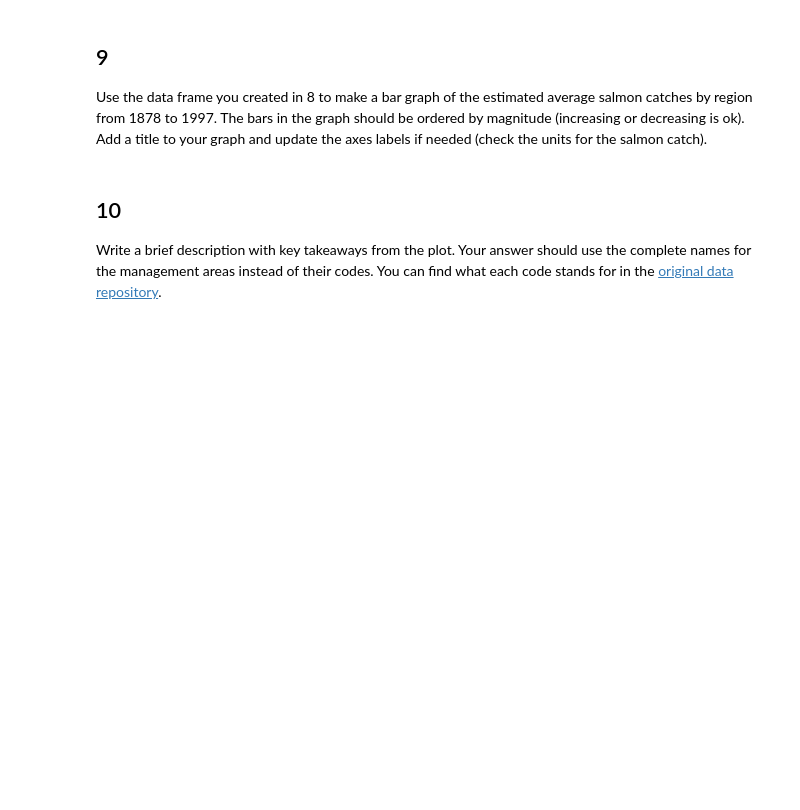
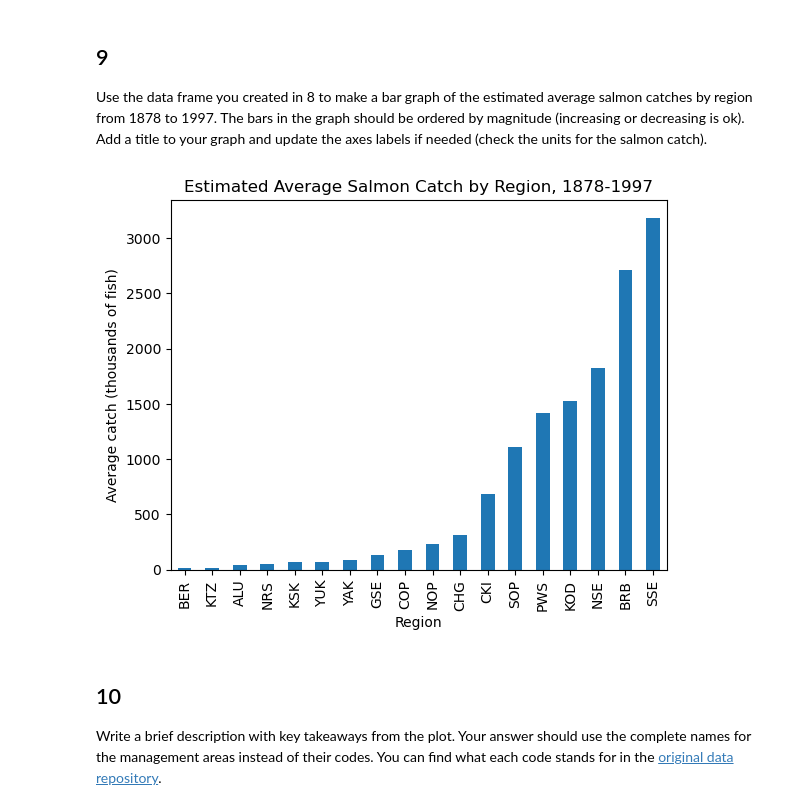
Before and after one commit to farahjstack/eds220-hwk2, a Jupyter notebook: task2/hwk2-task2-salmon-STACK.ipynb, the cells around one changed output. Drawn from its saved outputs; the diff is of its cells as text; code cells hidden in the pictures; blank space fills up the shorter version.

```diff
--- a/task2/hwk2-task2-salmon-STACK.ipynb
+++ b/task2/hwk2-task2-salmon-STACK.ipynb
@@ -278,0 +360,6 @@ avg_region
+# %%
+# Split rows by region, [['Catch]] selects the Catch column and .mean() averages it within each group.
+# [[]] keeps a dataframe, rather than a [], which keeps a pandas.series
+
+avg_region = catch_data.groupby('Region')[['Catch']].mean()
+avg_region
@@ -286,6 +394,21 @@ grader.check("q8")
 ## 9
 
 Use the data frame you created in 8 to make a bar graph of the estimated average salmon catches by region from 1878 to 1997. The bars in the graph should be ordered by magnitude (increasing or decreasing is ok). Add a title to your graph and update the axes labels if needed (check the units for the salmon catch).
+# %%
+# Import package for making bar plots
+import matplotlib.pyplot as plt
+
+ax = (avg_region
+      .sort_values('Catch')   # order bars by magnitude (increasing)
+      .plot(kind='bar', legend=False))
+
+ax.set_title('Estimated Average Salmon Catch by Region, 1878-1997')
+ax.set_xlabel('Region')
+ax.set_ylabel('Average catch (thousands of fish)')
+
+plt.show()
+# %% [output]
+[figure, added]
 # %% [markdown]
 <!-- END QUESTION -->
 
```
Also changed, not shown: parts of 7 cells of this notebook.
